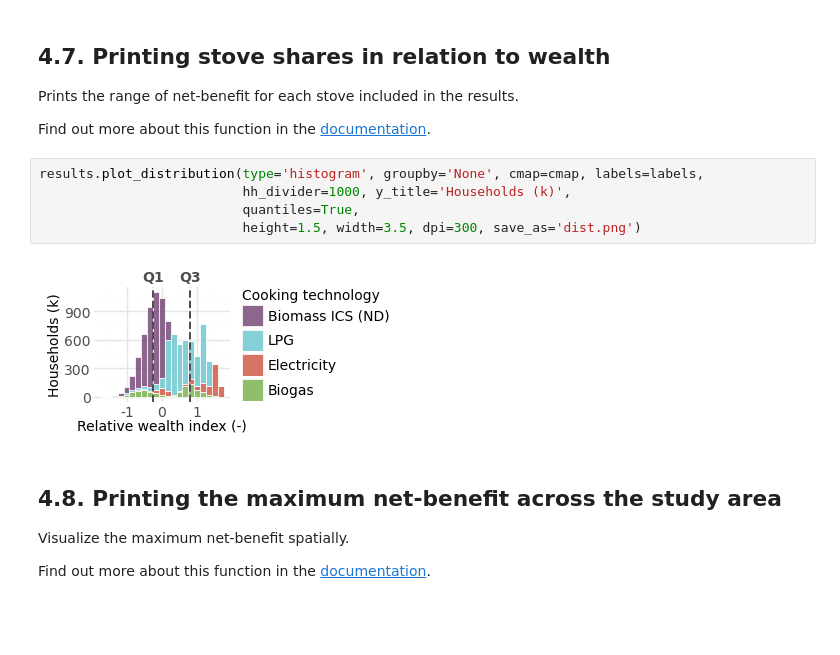
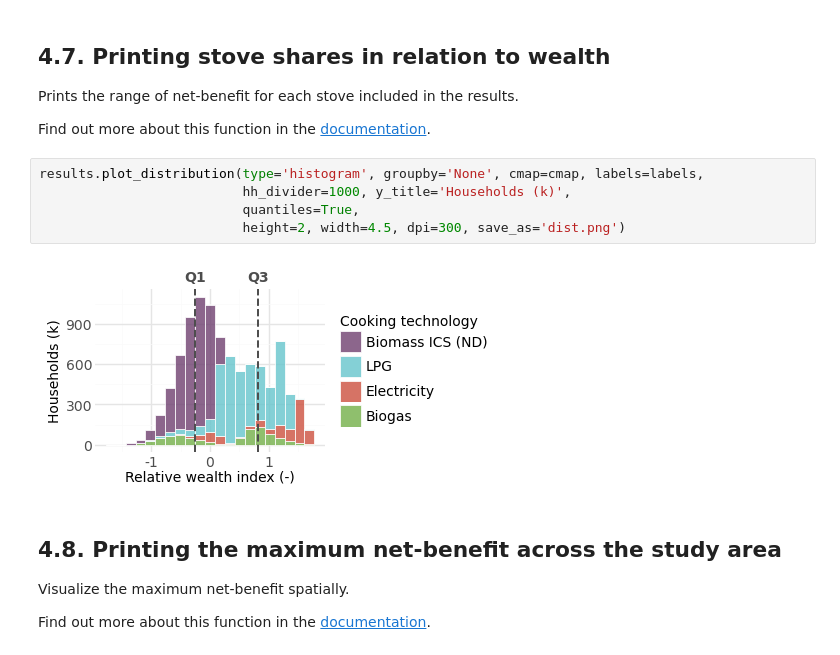
Before and after one commit to mattiacinchetti-max/OnStoveThesis, a Jupyter notebook: example/OnStove_notebook.ipynb, the cells around one changed output. Drawn from its saved outputs; the diff is of its cells as text; blank space fills up the shorter version.

```diff
--- a/example/OnStove_notebook.ipynb
+++ b/example/OnStove_notebook.ipynb
@@ -591,10 +591,10 @@ Find out more about this function in the [documentation](https://onstove-documen
 # %%
 results.plot_distribution(type='histogram', groupby='None', cmap=cmap, labels=labels,
                           hh_divider=1000, y_title='Households (k)',
                           quantiles=True,
-                          height=1.5, width=3.5, dpi=300, save_as='dist.png')
+                          height=2, width=4.5, dpi=300, save_as='dist.png')
 # %% [output]
-[figure, old version]
+[figure, new version]
 # %% [markdown]
 ## 4.8. Printing the maximum net-benefit across the study area
 
```
Also changed, not shown: parts of 1 cell of this notebook.
